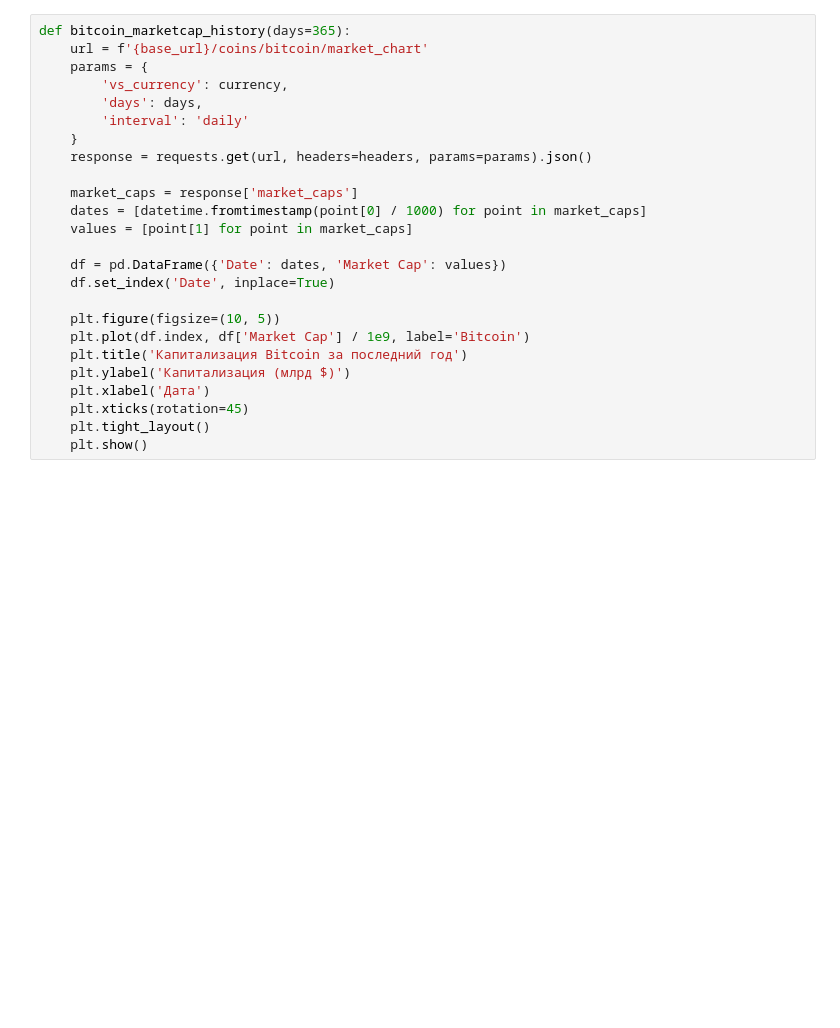
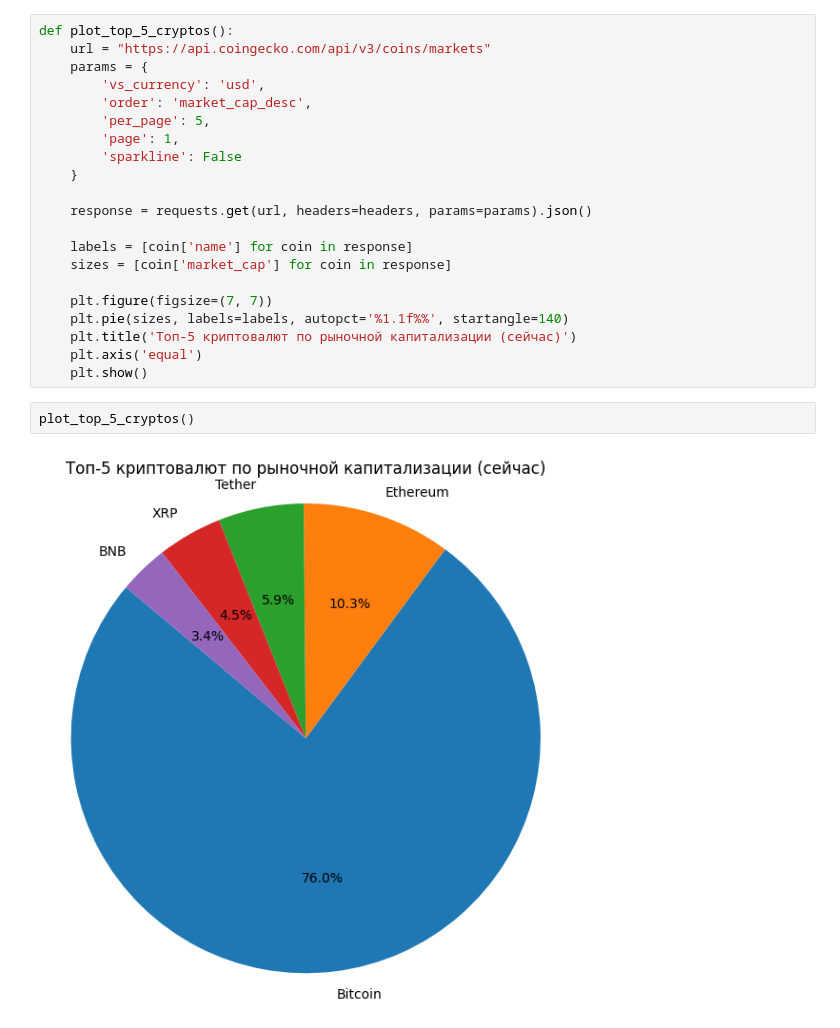
Before and after one commit to moyu1011-hka/hausarbeit-info2, a Jupyter notebook: question3.ipynb, the cells around one changed output. Cells and saved outputs as stored; diff of their text form; blank space fills up the shorter version.

```diff
--- a/question3.ipynb
+++ b/question3.ipynb
@@ -48,25 +27,25 @@ def top_5_marketcap():
-# %%
-def bitcoin_marketcap_history(days=365):
-    url = f'{base_url}/coins/bitcoin/market_chart'
-    params = {
-        'vs_currency': currency,
-        'days': days,
-        'interval': 'daily'
-    }
-    response = requests.get(url, headers=headers, params=params).json()
-
-    market_caps = response['market_caps']
-    dates = [datetime.fromtimestamp(point[0] / 1000) for point in market_caps]
-    values = [point[1] for point in market_caps]
-
-    df = pd.DataFrame({'Date': dates, 'Market Cap': values})
-    df.set_index('Date', inplace=True)
-
-    plt.figure(figsize=(10, 5))
-    plt.plot(df.index, df['Market Cap'] / 1e9, label='Bitcoin')
-    plt.title('Капитализация Bitcoin за последний год')
-    plt.ylabel('Капитализация (млрд $)')
-    plt.xlabel('Дата')
-    plt.xticks(rotation=45)
-    plt.tight_layout()
-    plt.show()
+# %%
+def plot_top_5_cryptos():
+    url = "https://api.coingecko.com/api/v3/coins/markets"
+    params = {
+        'vs_currency': 'usd',
+        'order': 'market_cap_desc',
+        'per_page': 5,
+        'page': 1,
+        'sparkline': False
+    }
+
+    response = requests.get(url, headers=headers, params=params).json()
+
+    labels = [coin['name'] for coin in response]
+    sizes = [coin['market_cap'] for coin in response]
+
+    plt.figure(figsize=(7, 7))
+    plt.pie(sizes, labels=labels, autopct='%1.1f%%', startangle=140)
+    plt.title('Топ-5 криптовалют по рыночной капитализации (сейчас)')
+    plt.axis('equal')
+    plt.show()
+# %%
+plot_top_5_cryptos()
+# %% [output]
+[figure, added]
```
Also changed, not shown: parts of 12 cells of this notebook.
